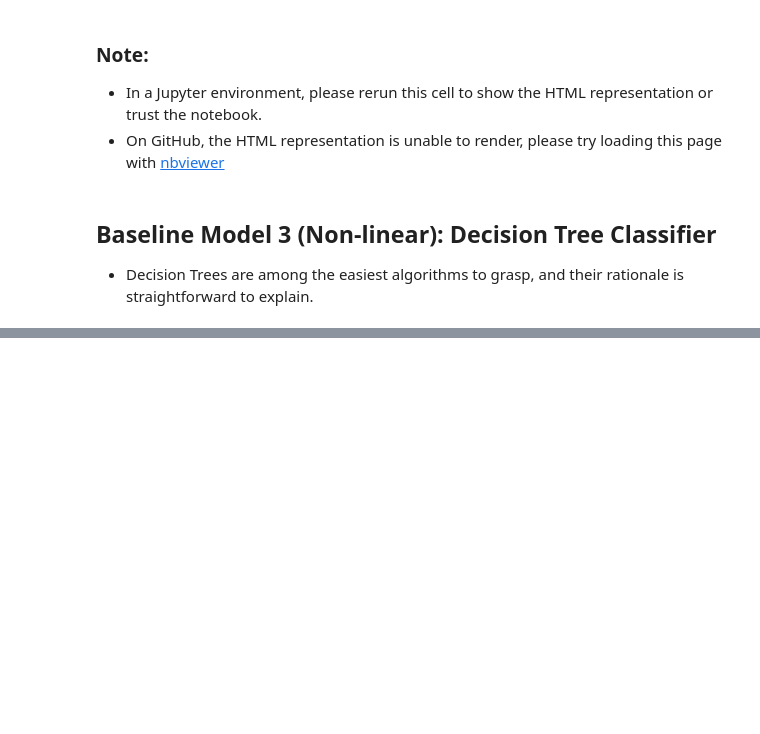
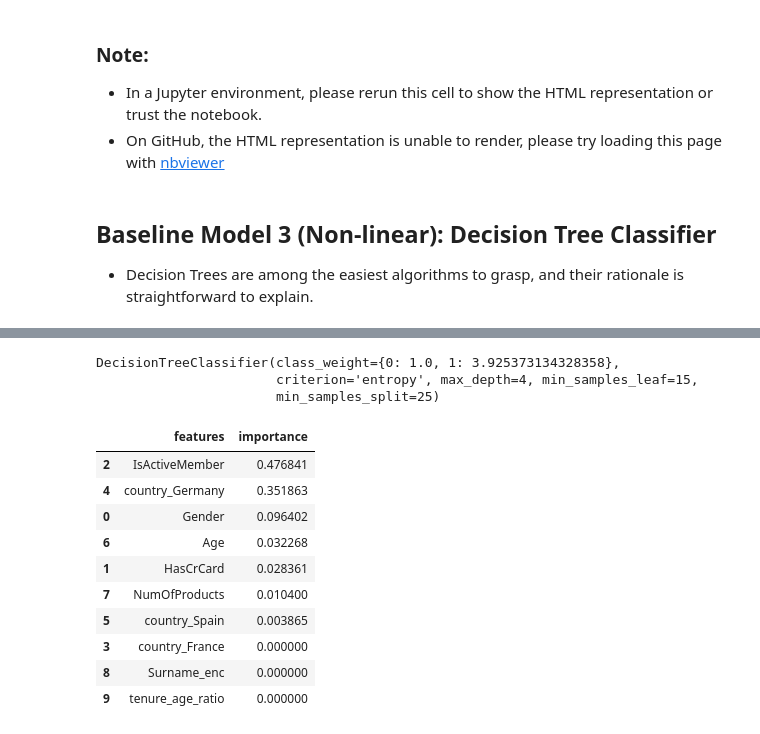
Before and after one commit to AmirMotefaker/Bank-Customer-Churn-Prediction, a Jupyter notebook: Bank-Customer-Churn-Prediction.ipynb, the cells around one changed output, grey strips where cells are left out. Drawn from its saved outputs; the diff is of its cells as text; code cells hidden in the pictures; blank space fills up the shorter version.

```diff
--- a/Bank-Customer-Churn-Prediction.ipynb
+++ b/Bank-Customer-Churn-Prediction.ipynb
@@ -922,3 +922,34 @@ selected_feats_dt
  'bal_by_est_salary',
  'tenure_age_ratio',
  'age_surname_mean_churn']
+# %%
+# Re-defining X_train and X_val to consider original unscaled continuous features. y_train and y_val remain unaffected
+X_train = dc_train[selected_feats_dt].values
+X_val = dc_val[selected_feats_dt].values
+
+# Decision tree classiier model
+clf = DecisionTreeClassifier(criterion='entropy', class_weight=weights_dict, max_depth=4, max_features=None
+                            , min_samples_split=25, min_samples_leaf=15)
+
+# Fit the model
+clf.fit(X_train, y_train)
+
+# Checking the importance of different features of the model
+pd.DataFrame({'features': selected_feats,
+              'importance': clf.feature_importances_
+             }).sort_values(by='importance', ascending=False)
+# %% [output]
+DecisionTreeClassifier(class_weight={0: 1.0, 1: 3.925373134328358},
+                       criterion='entropy', max_depth=4, min_samples_leaf=15,
+                       min_samples_split=25)
+|  | features | importance |
+| 2 | IsActiveMember | 0.476841 |
+| 4 | country_Germany | 0.351863 |
+| 0 | Gender | 0.096402 |
+| 6 | Age | 0.032268 |
+| 1 | HasCrCard | 0.028361 |
+| 7 | NumOfProducts | 0.010400 |
+| 5 | country_Spain | 0.003865 |
+| 3 | country_France | 0.000000 |
+| 8 | Surname_enc | 0.000000 |
+| 9 | tenure_age_ratio | 0.000000 |
```
Also changed, not shown: parts of 3 cells of this notebook.
